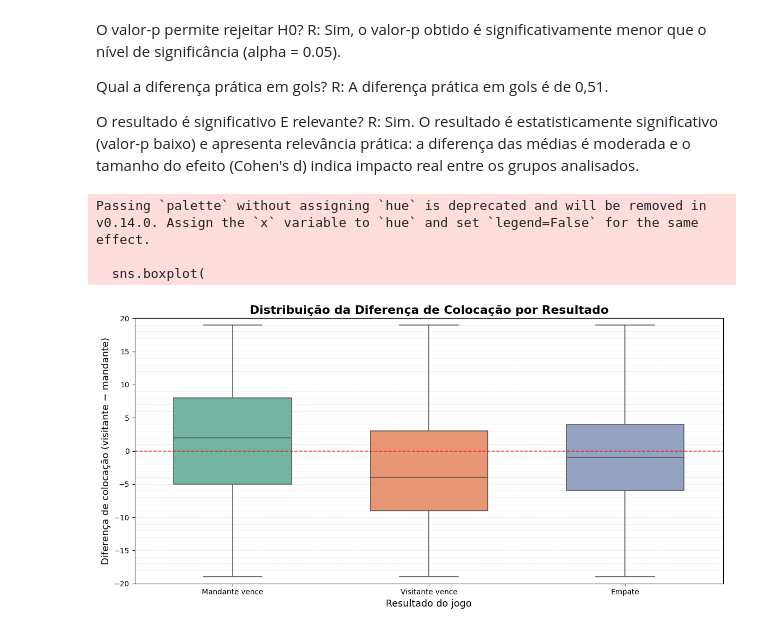
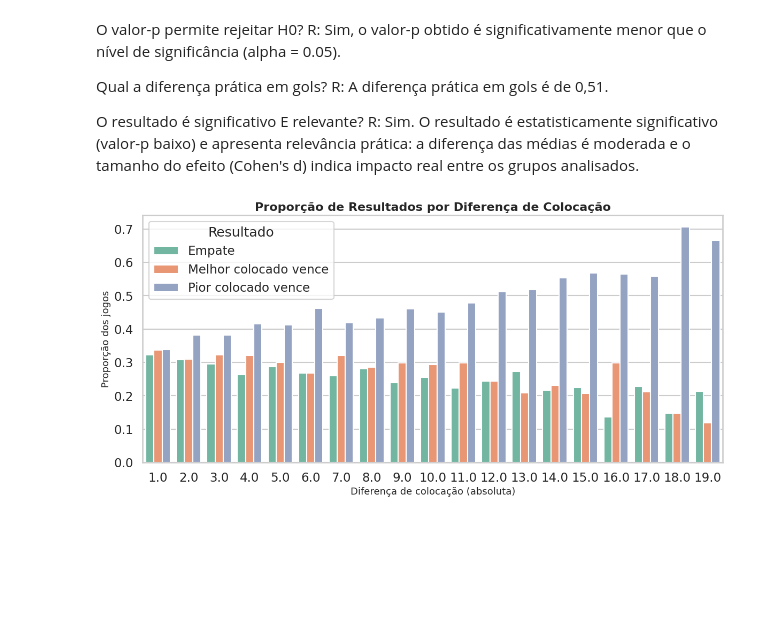
Before and after one commit to MateusLyoshka/EDA-e-Viz-do-campeonato-brasileiro, a Jupyter notebook: notebook.ipynb, the cells around one changed output. Saved outputs shown, nothing was run; the diff lists cells and outputs as text; code cells hidden in the pictures; blank space fills up the shorter version.

```diff
--- a/notebook.ipynb
+++ b/notebook.ipynb
@@ -299,49 +299,43 @@ R: Sim. O resultado é estatisticamente significativo (valor-p baixo) e apresent
 # %%
-# Contagem de jogos por diff_coloc e resultado
+# Definir df2 como uma cópia de df
+df2 = df.copy()
+
+#Contagem de jogos por diff_coloc e resultado,
+df2["diff_coloc_abs"] = abs(df2["colocacao_visitante"] - df2["colocacao_mandante"])
+
+def classifica_jogo(row):
+    if row["gols_mandante"] == row["gols_visitante"]:
+        return "Empate"
+    elif (row["colocacao_mandante"] < row["colocacao_visitante"] and row["gols_mandante"] < row["gols_visitante"]) \
+         or (row["colocacao_visitante"] < row["colocacao_mandante"] and row["gols_visitante"] < row["gols_mandante"]):
+        return "Melhor colocado vence"
+    else:
+        return "Pior colocado vence"
+
+df2["resultado_melhor"] = df2.apply(classifica_jogo, axis=1)
+
+#Contagem por diferença absoluta e resultado,
 prop_df = (
-    df2.groupby(["diff_coloc", "resultado"])
+    df2.groupby(["diff_coloc_abs", "resultado_melhor"])
     .size()
     .reset_index(name="jogos")
 )
 
-# Normalizar dentro de cada diff_coloc (proporção)
-prop_df["proporcao"] = prop_df.groupby("diff_coloc")["jogos"].transform(lambda x: x / x.sum())
+#Normalizar (proporção por diferença),
+prop_df["proporcao"] = prop_df.groupby("diff_coloc_abs")["jogos"].transform(lambda x: x / x.sum())
 
-plt.figure(figsize=(12,6))
-
-# Boxplot
-sns.boxplot(
-    data=df2,
-    x="resultado",
-    y="diff_coloc",
-    palette="Set2",
-    width=0.6,
-    linewidth=1.2,
-    showfliers=False
+plt.figure(figsize=(14,6))
+sns.barplot(
+    data=prop_df,
+    x="diff_coloc_abs",
+    y="proporcao",
+    hue="resultado_melhor",
+    palette="Set2"
 )
-
-# Descobre os limites reais de diff_coloc
-y_min, y_max = df2["diff_coloc"].min(), df2["diff_coloc"].max()
-
-# Linhas horizontais em cada valor inteiro do range
-for y in range(int(y_min), int(y_max)+1):
-    plt.axhline(y, color="lightgray", linestyle="--", linewidth=0.7, alpha=0.5, zorder=0)
-
-# Linha de referência no 0
-plt.axhline(0, color="red", linestyle="--", linewidth=1.2, alpha=0.8)
-
-# Define os limites do eixo Y para mostrar toda a faixa
-plt.ylim(y_min-1, y_max+1)
-
-# Labels e título
-plt.title("Distribuição da Diferença de Colocação por Resultado", fontsize=16, fontweight="bold")
-plt.xlabel("Resultado do jogo", fontsize=13)
-plt.ylabel("Diferença de colocação (visitante − mandante)", fontsize=13)
-
-plt.tight_layout()
+plt.title("Proporção de Resultados por Diferença de Colocação", fontsize=16, fontweight="bold")
+plt.xlabel("Diferença de colocação (absoluta)", fontsize=13)
+plt.ylabel("Proporção dos jogos", fontsize=13)
+plt.legend(title="Resultado")
 plt.show()
 # %% [output]
-Passing `palette` without assigning `hue` is deprecated and will be removed in v0.14.0. Assign the `x` variable to `hue` and set `legend=False` for the same effect.
-
-  sns.boxplot(
-[figure, old version]
+[figure, new version]
```
Also changed, not shown: parts of 10 cells of this notebook.
